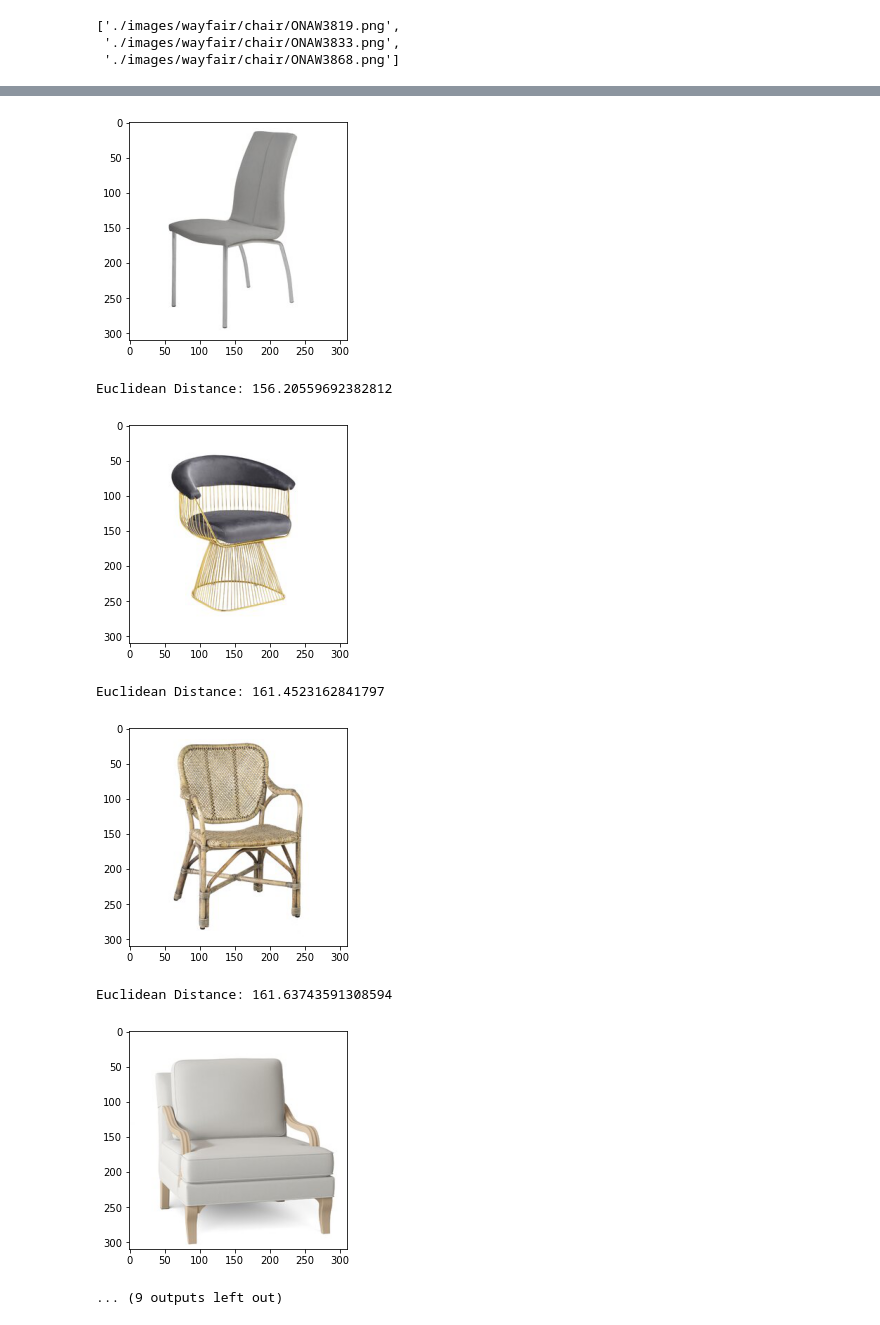
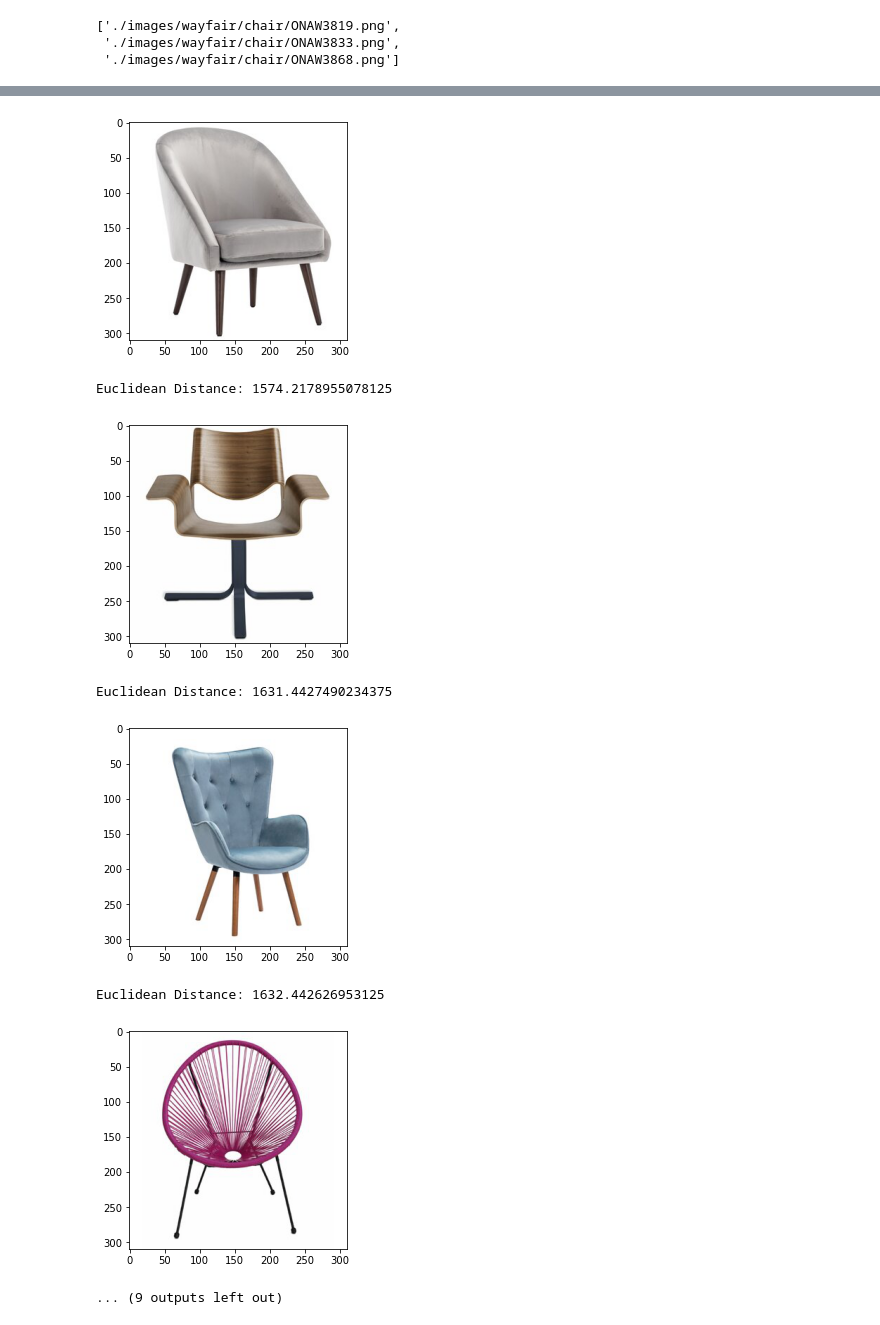
Before and after one commit to baharbiazar/image_search_engine, a Jupyter notebook: autoencoder_model.ipynb, the cells around one changed output, grey strips where cells are left out. Drawn from its saved outputs; the diff is of its cells as text; code cells hidden in the pictures.

```diff
--- a/autoencoder_model.ipynb
+++ b/autoencoder_model.ipynb
@@ -230,10 +228,10 @@ import pandas as pd
 from difflib import SequenceMatcher
 # %%
 # Load images
-img_height = 200
-img_width = 200
+img_height = 50
+img_width = 50
 channels = 3
-batch_size = 150
+batch_size = 16
 
 train_datagen = ImageDataGenerator(#rotation_range=40,
                                    #width_shift_range=0.2,
@@ -368,13 +382,13 @@ autoencoder = load_model('model/image_autoencoder_2.h5', compile=False)
 # Predict image function
 def predict_image(image_dir, autoencoder):
 
-    raw_image = load_img(image_dir, target_size=(28, 28))
+    raw_image = load_img(image_dir, target_size=(50, 50))
     image = img_to_array(raw_image)
     image = np.expand_dims(image, axis=0)
     image = image / 255.0
     pred = autoencoder.predict(image)
     pred = pred * 255.0
-    pred = np.reshape(pred, (28, 28, 3))
+    pred = np.reshape(pred, (50, 50, 3))
     pred = array_to_img(pred)
 
     return raw_image, pred
@@ -435,12 +449,12 @@ latent_space_model = Model(autoencoder.input, autoencoder.get_layer('latent_spac
 X = []
 indices = []
 
-for i in tqdm(range(len(os.listdir('./images/all')))):
+for i in tqdm(range(len(os.listdir('/Users/bahar/Desktop/all')))):
 
     try:
 
-        img_name = os.listdir('./images/all')[i]
-        img = load_img('./images/all/{}'.format(img_name), target_size = (28, 28))
+        img_name = os.listdir('/Users/bahar/Desktop/all')[i]
+        img = load_img('/Users/bahar/Desktop/all/{}'.format(img_name), target_size = (50, 50))
         img = img_to_array(img) / 255.0
         img = np.expand_dims(img, axis=0)
         pred = latent_space_model.predict(img)
@@ -468,7 +482,7 @@ embeddings = pickle.load(open('./model/image_embeddings_2.pickle', 'rb'))
 # %%
 # Get image name
 img_name = '/Users/bahar/Desktop/6.png'
-img = load_img(img_name, target_size = (28,28))  #target_size=(28, 28)
+img = load_img(img_name, target_size = (50,50))  #target_size=(28, 28)
 img
 # %% [output]
 [figure]
@@ -498,7 +512,7 @@ imgs_result = imgs_result.iloc[0:20,:]
 
 # Show 10 first similar images
 for i in range(10):
-    image = load_img('./images/all/{}'.format(imgs_result['img'].values[i]))
+    image = load_img('/Users/bahar/Desktop/all/{}'.format(imgs_result['img'].values[i]))
 
 
     # Show image
@@ -516,8 +530,8 @@ Euclidean Distance: 154.5367431640625
-[figure, old version]
+[figure, new version]
-Euclidean Distance: 156.20559692382812
+Euclidean Distance: 1574.2178955078125
-[figure, old version]
+[figure, new version]
-Euclidean Distance: 161.4523162841797
+Euclidean Distance: 1631.4427490234375
-[figure, old version]
+[figure, new version]
-Euclidean Distance: 161.63743591308594
+Euclidean Distance: 1632.442626953125
-[figure, old version]
+[figure, new version]
 ... (9 outputs left out)
```
Also changed, not shown: parts of 9 cells of this notebook, 1 other file.
